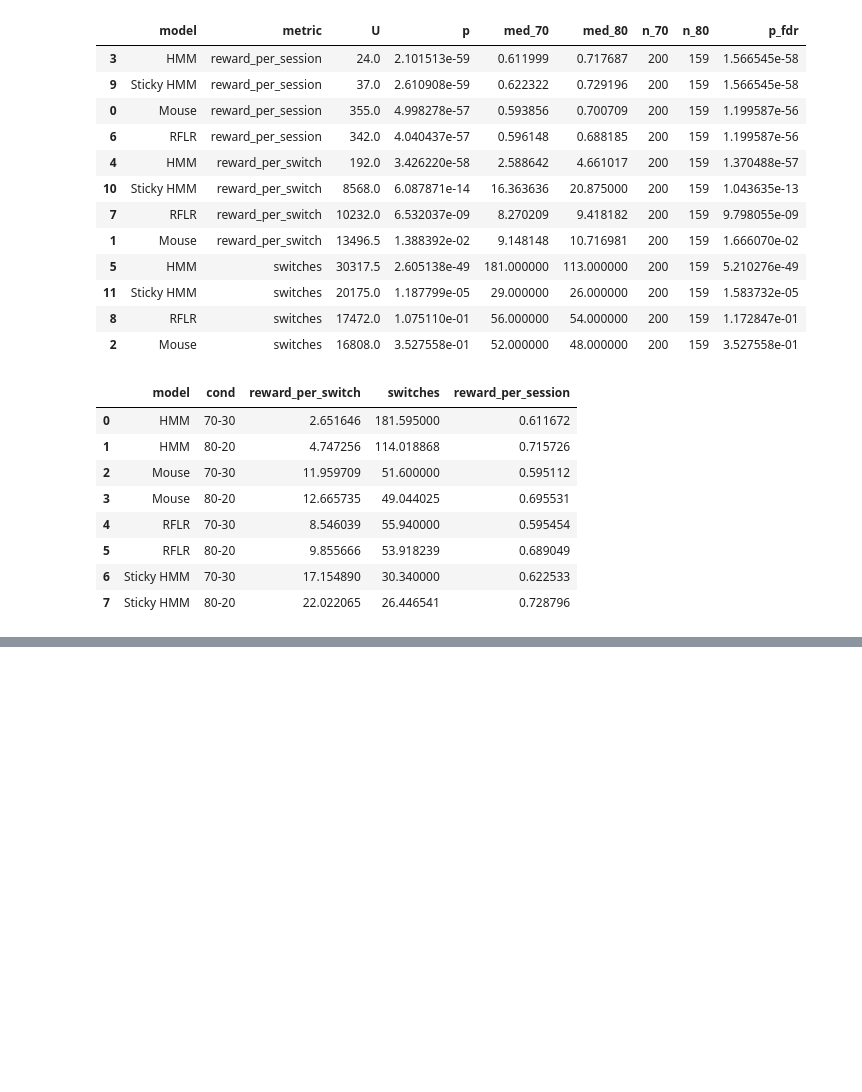
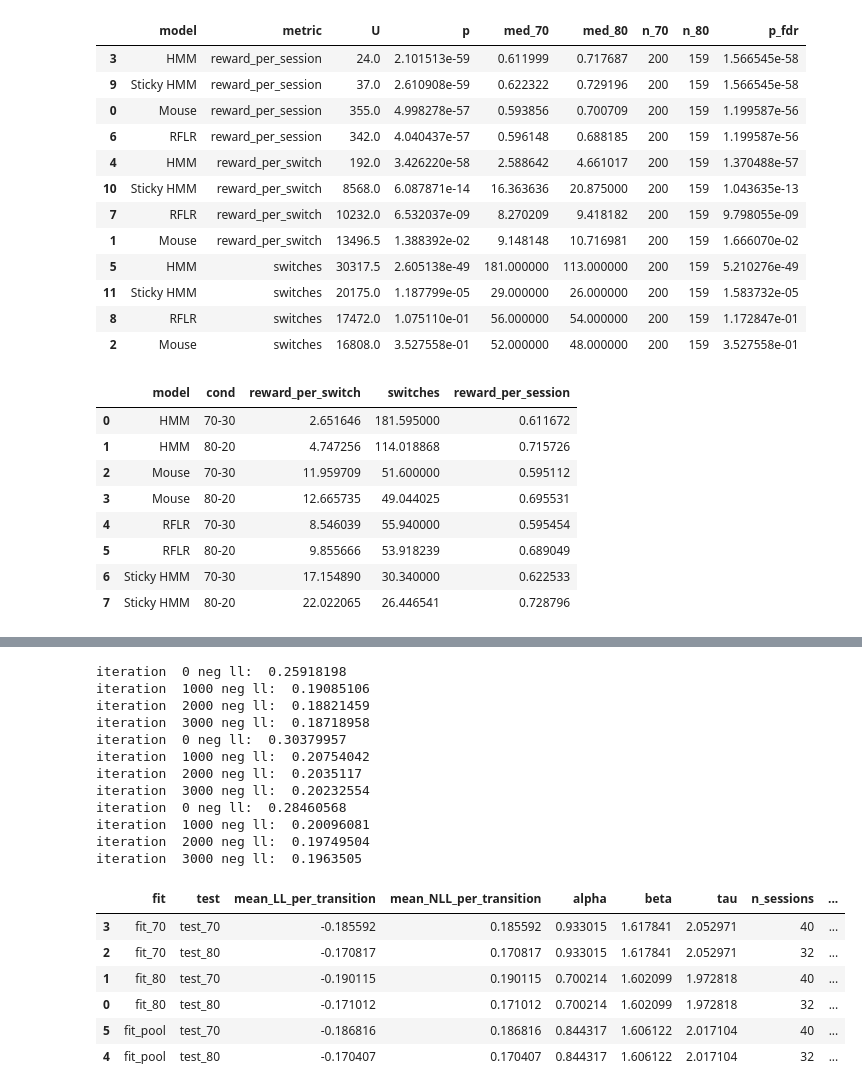
Before and after one commit to BobRice1/Stochastic-Switching-Bandits, a Jupyter notebook: Extensions/70-30extension.ipynb, the cells around one changed output, grey strips where cells are left out. Cells and saved outputs as stored; diff of their text form; code cells hidden in the pictures; blank space fills up the shorter version.

```diff
--- a/Extensions/70-30extension.ipynb
+++ b/Extensions/70-30extension.ipynb
@@ -453,0 +574,58 @@ for metric, ylabel, fname in [
+# %%
+# Held-out evaluation: split each condition into train/test, then evaluate cross-condition
+
+train80, test80 = split_sessions(mouse_sessions_80, test_frac=0.2, seed=0)
+train70, test70 = split_sessions(mouse_sessions_70, test_frac=0.2, seed=0)
+
+train_pool = train70 + train80
+test_pool = test70 + test80
+
+# Fit on TRAIN sets only
+p80_tr, _ = fit_rflr_params(train80)
+p70_tr, _ = fit_rflr_params(train70)
+ppool_tr, _ = fit_rflr_params(train_pool)
+
+# Evaluate on TEST sets (within and across)
+fits_tr = {"fit_80": p80_tr, "fit_70": p70_tr, "fit_pool": ppool_tr}
+tests_te = {"test_80": test80, "test_70": test70}
+
+rows = []
+for fit_name, params in fits_tr.items():
+    for test_name, sess in tests_te.items():
+        mean_ll, mean_nll = score_rflr(params, sess)
+        rows.append(
+            {
+                "fit": fit_name,
+                "test": test_name,
+                "mean_LL_per_transition": mean_ll,
+                "mean_NLL_per_transition": mean_nll,
+                "alpha": params[0],
+                "beta": params[1],
+                "tau": params[2],
+                "n_sessions": len(sess),
+                "n_transitions": count_transitions(sess),
+            }
+        )
+
+heldout_table = pd.DataFrame(rows).sort_values(["fit", "test"])
+heldout_table
+# %% [output]
+iteration  0 neg ll:  0.25918198
+iteration  1000 neg ll:  0.19085106
+iteration  2000 neg ll:  0.18821459
+iteration  3000 neg ll:  0.18718958
+iteration  0 neg ll:  0.30379957
+iteration  1000 neg ll:  0.20754042
+iteration  2000 neg ll:  0.2035117
+iteration  3000 neg ll:  0.20232554
+iteration  0 neg ll:  0.28460568
+iteration  1000 neg ll:  0.20096081
+iteration  2000 neg ll:  0.19749504
+iteration  3000 neg ll:  0.1963505
+|  | fit | test | mean_LL_per_transition | mean_NLL_per_transition | alpha | beta | tau | n_sessions | ... |
+| 3 | fit_70 | test_70 | -0.185592 | 0.185592 | 0.933015 | 1.617841 | 2.052971 | 40 | ... |
+| 2 | fit_70 | test_80 | -0.170817 | 0.170817 | 0.933015 | 1.617841 | 2.052971 | 32 | ... |
+| 1 | fit_80 | test_70 | -0.190115 | 0.190115 | 0.700214 | 1.602099 | 1.972818 | 40 | ... |
+| 0 | fit_80 | test_80 | -0.171012 | 0.171012 | 0.700214 | 1.602099 | 1.972818 | 32 | ... |
+| 5 | fit_pool | test_70 | -0.186816 | 0.186816 | 0.844317 | 1.606122 | 2.017104 | 40 | ... |
+| 4 | fit_pool | test_80 | -0.170407 | 0.170407 | 0.844317 | 1.606122 | 2.017104 | 32 | ... |
```
Also changed, not shown: parts of 18 cells of this notebook, 1 other file.
